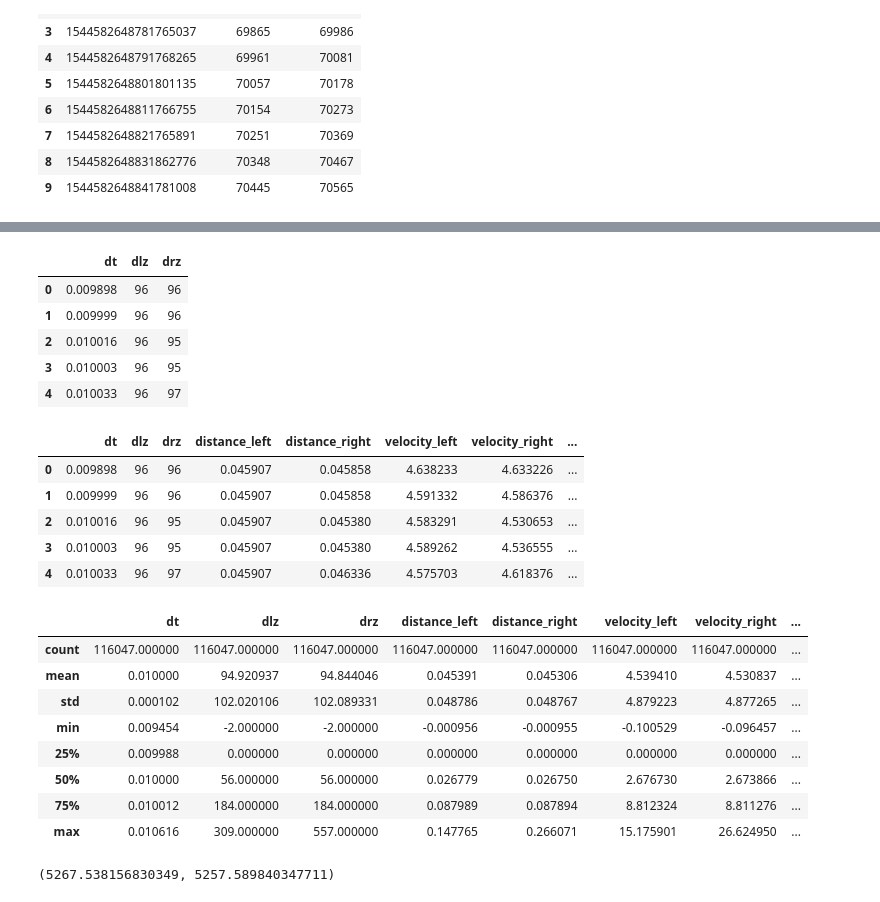
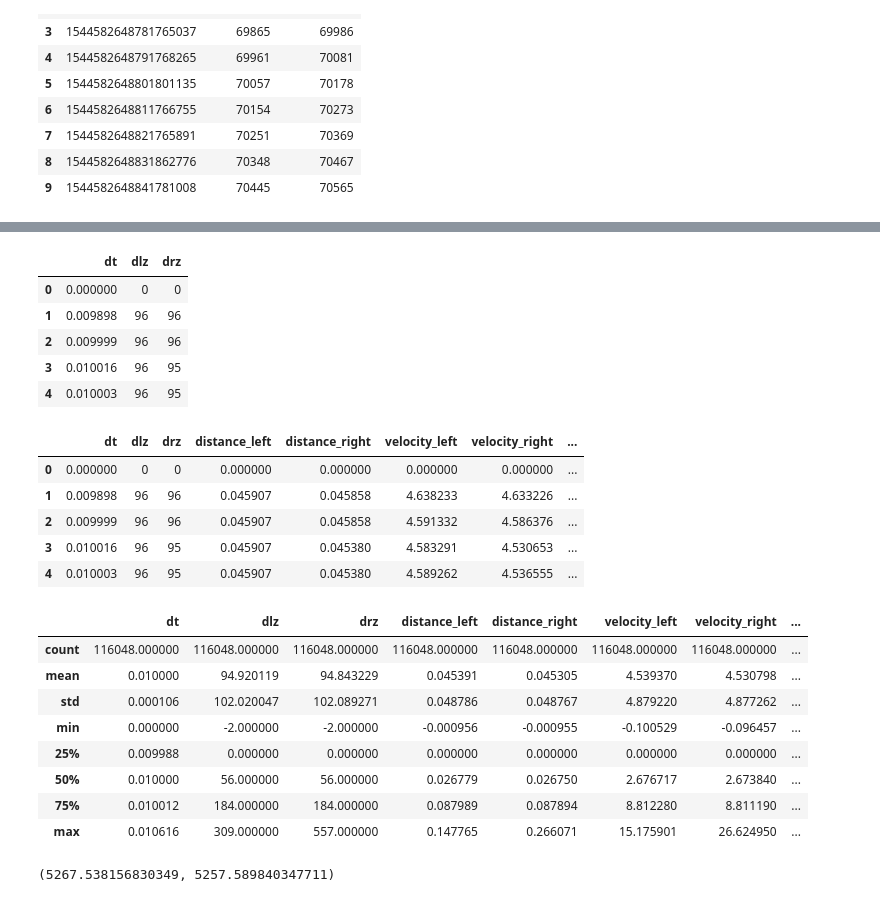
Before and after one commit to yifanwu2828/Particle-Filter-SLAM, a Jupyter notebook: code/data/exploreData.ipynb, the cells around one changed output, grey strips where cells are left out. Cells and saved outputs as stored; diff of their text form; code cells hidden in the pictures.

```diff
--- a/code/data/exploreData.ipynb
+++ b/code/data/exploreData.ipynb
@@ -101,3 +103,2 @@ df.head()
 # %%
-df = np.diff(df, axis=0)
-df
+df=np.vstack(([0,0,0],df))
@@ -115,11 +108,11 @@ new_df = pd.DataFrame(data=new)
 new_df.head()
 # %% [output]
 |  | dt | dlz | drz |
-| 0 | 0.009898 | 96 | 96 |
-| 1 | 0.009999 | 96 | 96 |
-| 2 | 0.010016 | 96 | 95 |
-| 3 | 0.010003 | 96 | 95 |
-| 4 | 0.010033 | 96 | 97 |
+| 0 | 0.000000 | 0 | 0 |
+| 1 | 0.009898 | 96 | 96 |
+| 2 | 0.009999 | 96 | 96 |
+| 3 | 0.010016 | 96 | 95 |
+| 4 | 0.010003 | 96 | 95 |
 # %%
 res = 4096
 dL = 0.623479
@@ -127,29 +120,31 @@ dR = 0.622806
 # %%
 new_df["distance_left"] = np.pi * dL/res * new_df["dlz"]
 new_df["distance_right"] = np.pi * dR/res * new_df["drz"]
 new_df['velocity_left'] = new_df["distance_left"] /  new_df["dt"]
 new_df['velocity_right'] = new_df["distance_right"] /  new_df["dt"]
 new_df['linear_velocity(m/s)'] = (new_df['velocity_left'] + new_df['velocity_right'])/2.0
 # new_df['linear_velocity(mph)'] = new_df['linear_velocity(m/s)']*2.237
+new_df.fillna(0, inplace=True)
+
 new_df.head()
 # %% [output]
 |  | dt | dlz | drz | distance_left | distance_right | velocity_left | velocity_right | ... |
-| 0 | 0.009898 | 96 | 96 | 0.045907 | 0.045858 | 4.638233 | 4.633226 | ... |
-| 1 | 0.009999 | 96 | 96 | 0.045907 | 0.045858 | 4.591332 | 4.586376 | ... |
-| 2 | 0.010016 | 96 | 95 | 0.045907 | 0.045380 | 4.583291 | 4.530653 | ... |
-| 3 | 0.010003 | 96 | 95 | 0.045907 | 0.045380 | 4.589262 | 4.536555 | ... |
-| 4 | 0.010033 | 96 | 97 | 0.045907 | 0.046336 | 4.575703 | 4.618376 | ... |
+| 0 | 0.000000 | 0 | 0 | 0.000000 | 0.000000 | 0.000000 | 0.000000 | ... |
+| 1 | 0.009898 | 96 | 96 | 0.045907 | 0.045858 | 4.638233 | 4.633226 | ... |
+| 2 | 0.009999 | 96 | 96 | 0.045907 | 0.045858 | 4.591332 | 4.586376 | ... |
+| 3 | 0.010016 | 96 | 95 | 0.045907 | 0.045380 | 4.583291 | 4.530653 | ... |
+| 4 | 0.010003 | 96 | 95 | 0.045907 | 0.045380 | 4.589262 | 4.536555 | ... |
 # %%
 new_df.describe()
 # %% [output]
 |  | dt | dlz | drz | distance_left | distance_right | velocity_left | velocity_right | ... |
-| count | 116047.000000 | 116047.000000 | 116047.000000 | 116047.000000 | 116047.000000 | 116047.000000 | 116047.000000 | ... |
-| mean | 0.010000 | 94.920937 | 94.844046 | 0.045391 | 0.045306 | 4.539410 | 4.530837 | ... |
-| std | 0.000102 | 102.020106 | 102.089331 | 0.048786 | 0.048767 | 4.879223 | 4.877265 | ... |
-| min | 0.009454 | -2.000000 | -2.000000 | -0.000956 | -0.000955 | -0.100529 | -0.096457 | ... |
+| count | 116048.000000 | 116048.000000 | 116048.000000 | 116048.000000 | 116048.000000 | 116048.000000 | 116048.000000 | ... |
+| mean | 0.010000 | 94.920119 | 94.843229 | 0.045391 | 0.045305 | 4.539370 | 4.530798 | ... |
+| std | 0.000106 | 102.020047 | 102.089271 | 0.048786 | 0.048767 | 4.879220 | 4.877262 | ... |
+| min | 0.000000 | -2.000000 | -2.000000 | -0.000956 | -0.000955 | -0.100529 | -0.096457 | ... |
 | 25% | 0.009988 | 0.000000 | 0.000000 | 0.000000 | 0.000000 | 0.000000 | 0.000000 | ... |
-| 50% | 0.010000 | 56.000000 | 56.000000 | 0.026779 | 0.026750 | 2.676730 | 2.673866 | ... |
-| 75% | 0.010012 | 184.000000 | 184.000000 | 0.087989 | 0.087894 | 8.812324 | 8.811276 | ... |
+| 50% | 0.010000 | 56.000000 | 56.000000 | 0.026779 | 0.026750 | 2.676717 | 2.673840 | ... |
+| 75% | 0.010012 | 184.000000 | 184.000000 | 0.087989 | 0.087894 | 8.812280 | 8.811190 | ... |
 | max | 0.010616 | 309.000000 | 557.000000 | 0.147765 | 0.266071 | 15.175901 | 26.624950 | ... |
 # %%
 sum(new_df['distance_left']), sum(new_df['distance_right'])
```
Also changed, not shown: parts of 11 cells of this notebook, 1 other file.
